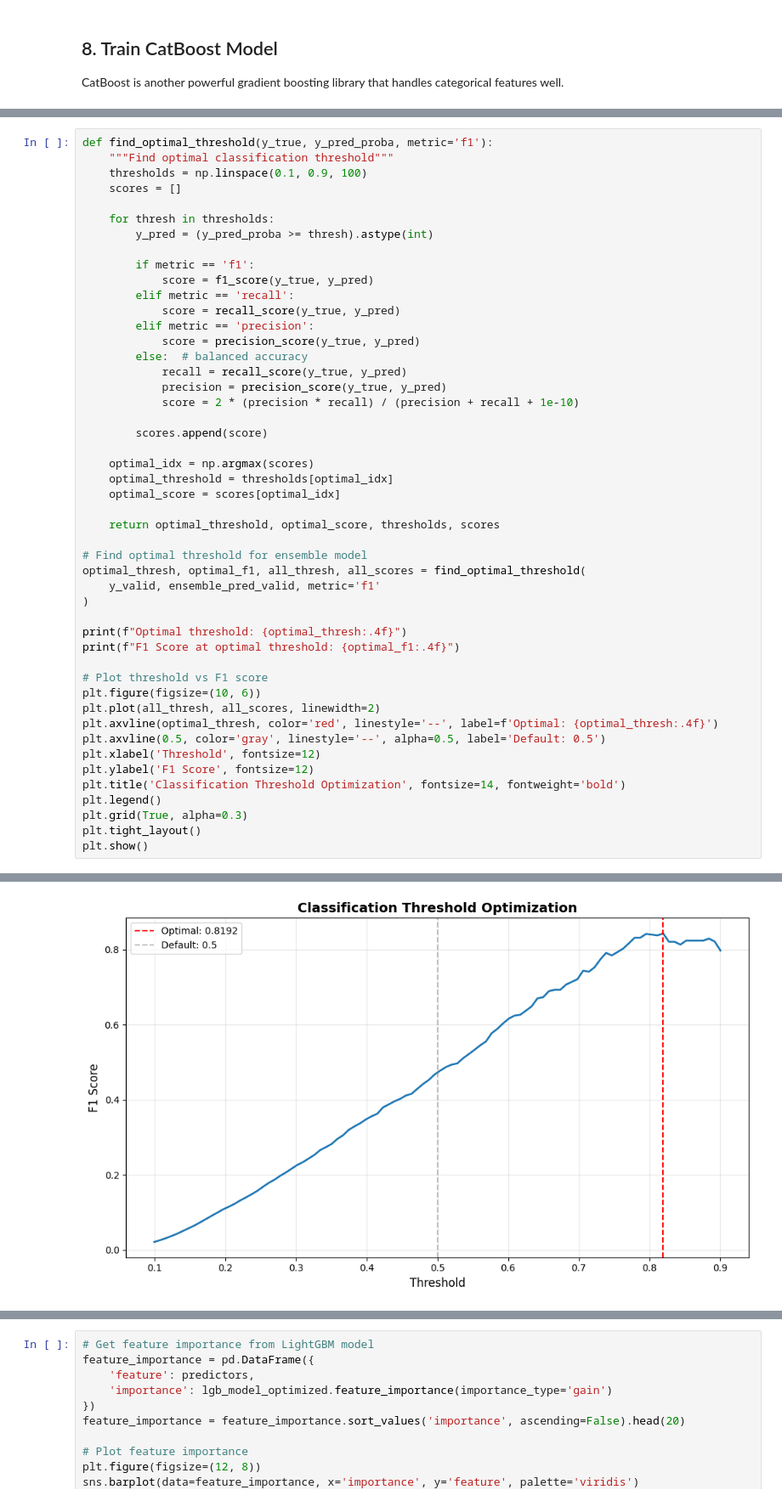
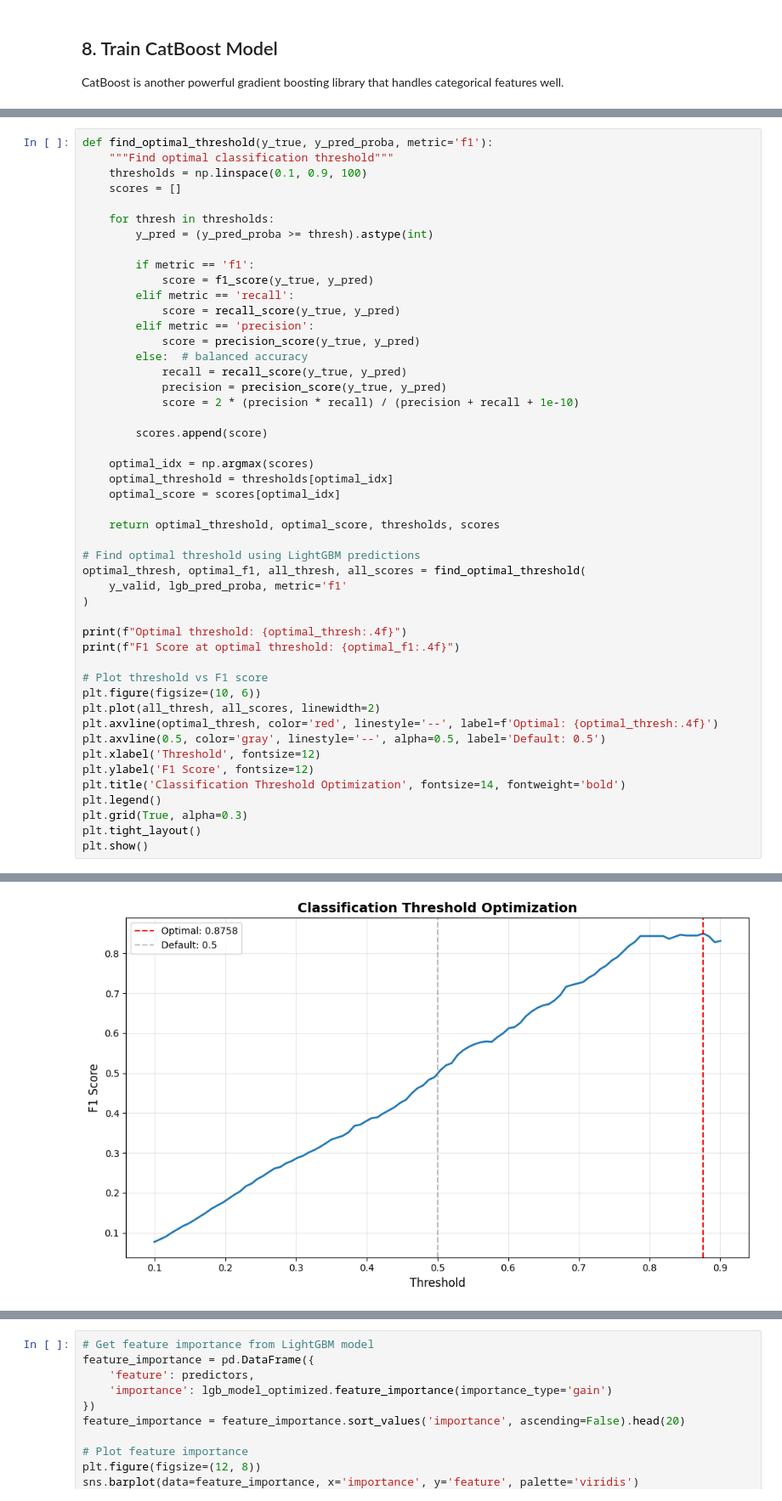
Before and after one commit to RTeov/Predicting_Fraudulent_Transactions_With_Machine_Learning, a Jupyter notebook: notebooks/9_Model_Optimization_and_Improvements.ipynb, the cells around one changed output, grey strips where cells are left out. Shown at 85% size. Saved outputs shown, nothing was run; the diff lists cells and outputs as text.

```diff
--- a/notebooks/9_Model_Optimization_and_Improvements.ipynb
+++ b/notebooks/9_Model_Optimization_and_Improvements.ipynb
@@ -574,9 +542,9 @@ def find_optimal_threshold(y_true, y_pred_proba, metric='f1'):
 
     return optimal_threshold, optimal_score, thresholds, scores
 
-# Find optimal threshold for ensemble model
+# Find optimal threshold using LightGBM predictions
 optimal_thresh, optimal_f1, all_thresh, all_scores = find_optimal_threshold(
-    y_valid, ensemble_pred_valid, metric='f1'
+    y_valid, lgb_pred_proba, metric='f1'
 )
 
 print(f"Optimal threshold: {optimal_thresh:.4f}")
@@ -600,2 +568,2 @@ F1 Score at optimal threshold: 0.8428
-[figure, old version]
+[figure, new version]
 # %% [markdown]
```
Also changed, not shown: parts of 23 cells of this notebook, 1 other file.
